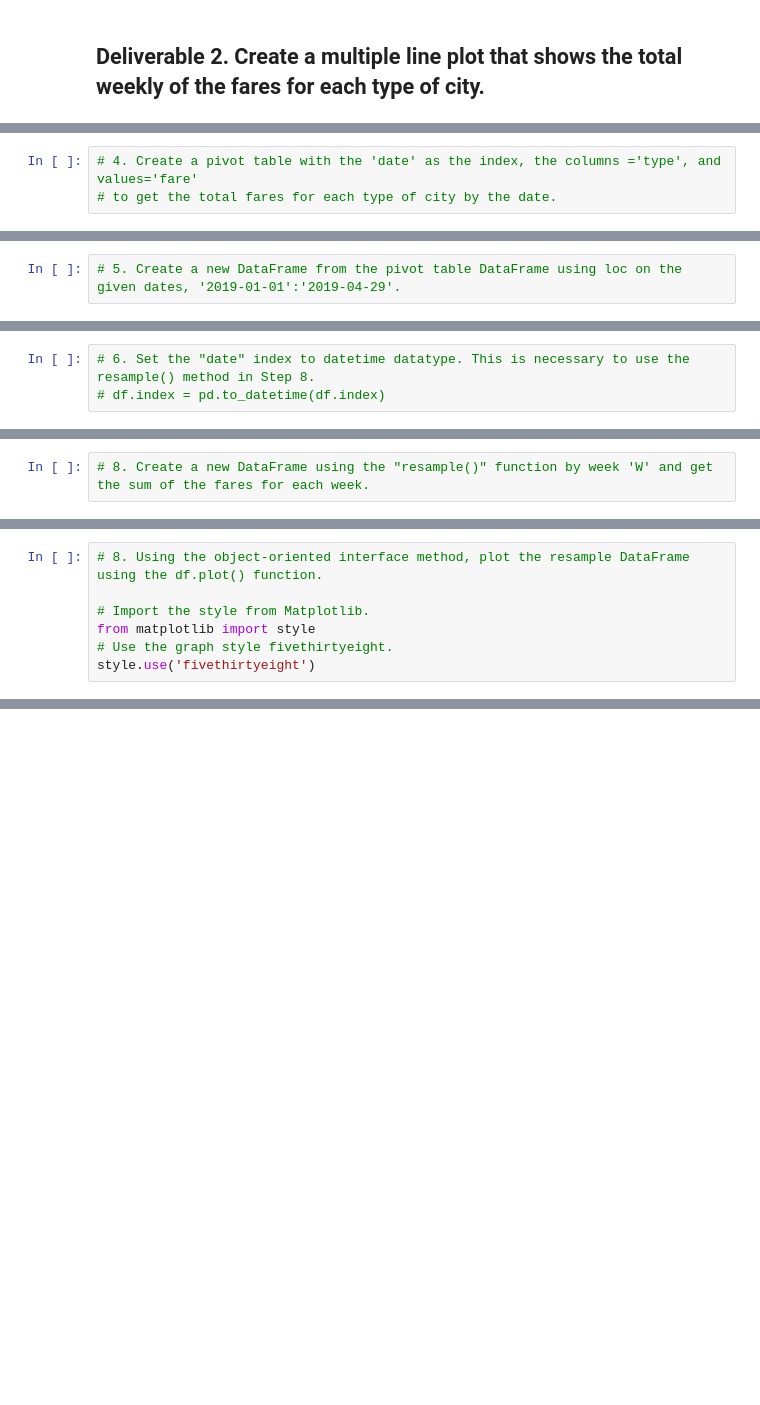
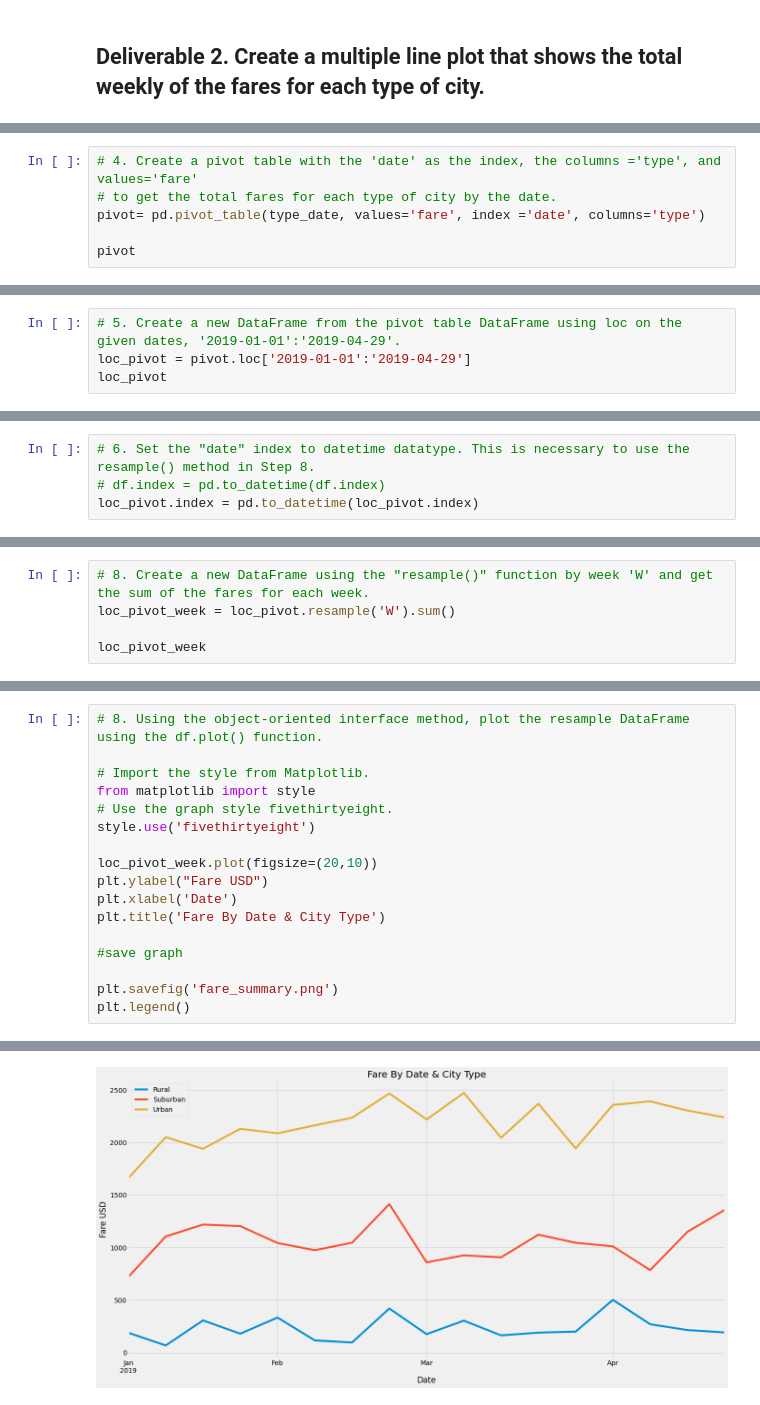
Before and after one commit to BSC1014/05_UNC_Challenge, a Jupyter notebook: PyBer_Solved.ipynb, the cells around one changed output, grey strips where cells are left out. Cells and saved outputs as stored; diff of their text form; blank space fills up the shorter version.

```diff
--- a/PyBer_Solved.ipynb
+++ b/PyBer_Solved.ipynb
@@ -135,3 +179,6 @@ ValueError: Unknown format code 'f' for object of type 'str'
 # %%
 # 4. Create a pivot table with the 'date' as the index, the columns ='type', and values='fare'
 # to get the total fares for each type of city by the date.
+pivot= pd.pivot_table(type_date, values='fare', index ='date', columns='type')
+
+pivot
@@ -138,2 +200,4 @@ ValueError: Unknown format code 'f' for object of type 'str'
 # %%
 # 5. Create a new DataFrame from the pivot table DataFrame using loc on the given dates, '2019-01-01':'2019-04-29'.
+loc_pivot = pivot.loc['2019-01-01':'2019-04-29']
+loc_pivot
@@ -140,5 +219,6 @@ ValueError: Unknown format code 'f' for object of type 'str'
 # %%
 # 6. Set the "date" index to datetime datatype. This is necessary to use the resample() method in Step 8.
 # df.index = pd.to_datetime(df.index)
+loc_pivot.index = pd.to_datetime(loc_pivot.index)
 # %%
 # 7. Check that the datatype for the index is datetime using df.info()
@@ -145,2 +237,5 @@ ValueError: Unknown format code 'f' for object of type 'str'
 # %%
 # 8. Create a new DataFrame using the "resample()" function by week 'W' and get the sum of the fares for each week.
+loc_pivot_week = loc_pivot.resample('W').sum()
+
+loc_pivot_week
@@ -151,3 +266,14 @@ ValueError: Unknown format code 'f' for object of type 'str'
 from matplotlib import style
 # Use the graph style fivethirtyeight.
 style.use('fivethirtyeight')
+
+loc_pivot_week.plot(figsize=(20,10))
+plt.ylabel("Fare USD")
+plt.xlabel('Date')
+plt.title('Fare By Date & City Type')
+
+#save graph
+
+plt.savefig('fare_summary.png')
+plt.legend()
+# %% [output]
@@ -153,0 +281 @@ style.use('fivethirtyeight')
+[figure, added]
```
Also changed, not shown: parts of 11 cells of this notebook, 1 other file.
